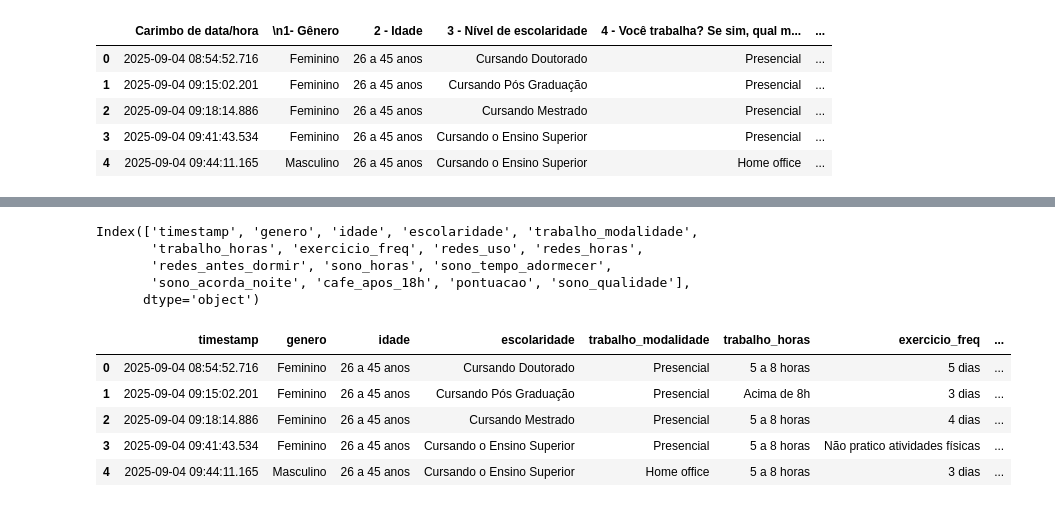
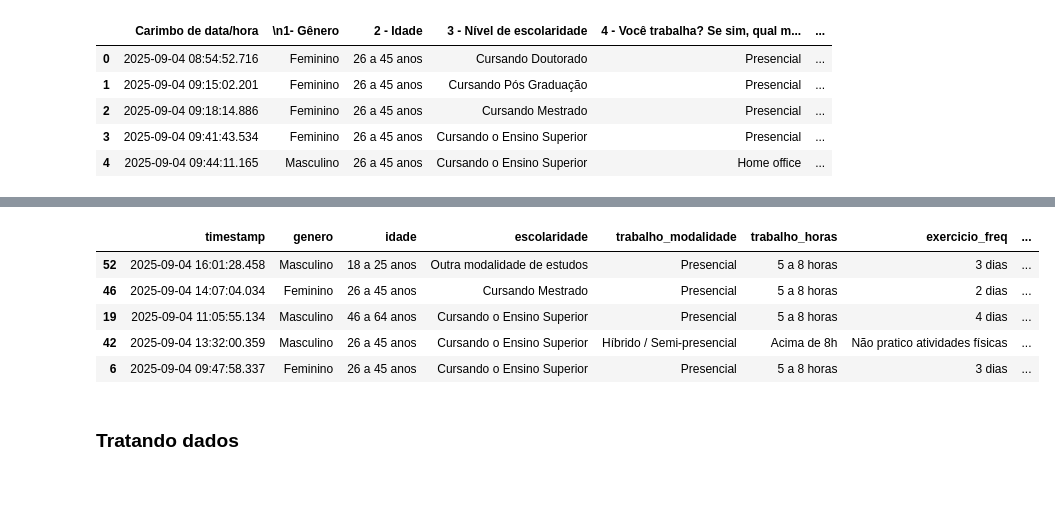
Before and after one commit to nbronzatto/TCC_Analises, a Jupyter notebook: analises.ipynb, the cells around one changed output, grey strips where cells are left out. Drawn from its saved outputs; the diff is of its cells as text; code cells hidden in the pictures.

```diff
--- a/analises.ipynb
+++ b/analises.ipynb
@@ -48,23 +85,16 @@ colunas_simples = {
     '14 -  Você costuma sentir que dormiu mal ou tem sono leve/agitado?': 'sono_qualidade'
 }
 
-# aplica o rename
+# Atribuindo nomes as variaveis
 dados = dados.rename(columns=colunas_simples)
-
-# conferindo
-print(dados.columns)
-# %% [output]
-Index(['timestamp', 'genero', 'idade', 'escolaridade', 'trabalho_modalidade',
-       'trabalho_horas', 'exercicio_freq', 'redes_uso', 'redes_horas',
-       'redes_antes_dormir', 'sono_horas', 'sono_tempo_adormecer',
-       'sono_acorda_noite', 'cafe_apos_18h', 'pontuacao', 'sono_qualidade'],
-      dtype='object')
 # %%
-dados.head()
+dados.sample(5)
 # %% [output]
 |  | timestamp | genero | idade | escolaridade | trabalho_modalidade | trabalho_horas | exercicio_freq | ... |
-| 0 | 2025-09-04 08:54:52.716 | Feminino | 26 a 45 anos | Cursando Doutorado | Presencial | 5 a 8 horas | 5 dias | ... |
-| 1 | 2025-09-04 09:15:02.201 | Feminino | 26 a 45 anos | Cursando Pós Graduação | Presencial | Acima de 8h | 3 dias | ... |
-| 2 | 2025-09-04 09:18:14.886 | Feminino | 26 a 45 anos | Cursando Mestrado | Presencial | 5 a 8 horas | 4 dias | ... |
-| 3 | 2025-09-04 09:41:43.534 | Feminino | 26 a 45 anos | Cursando o Ensino Superior | Presencial | 5 a 8 horas | Não pratico atividades físicas | ... |
-| 4 | 2025-09-04 09:44:11.165 | Masculino | 26 a 45 anos | Cursando o Ensino Superior | Home office | 5 a 8 horas | 3 dias | ... |
+| 52 | 2025-09-04 16:01:28.458 | Masculino | 18 a 25 anos | Outra modalidade de estudos | Presencial | 5 a 8 horas | 3 dias | ... |
+| 46 | 2025-09-04 14:07:04.034 | Feminino | 26 a 45 anos | Cursando Mestrado | Presencial | 5 a 8 horas | 2 dias | ... |
+| 19 | 2025-09-04 11:05:55.134 | Masculino | 46 a 64 anos | Cursando o Ensino Superior | Presencial | 5 a 8 horas | 4 dias | ... |
+| 42 | 2025-09-04 13:32:00.359 | Masculino | 26 a 45 anos | Cursando o Ensino Superior | Híbrido / Semi-presencial | Acima de 8h | Não pratico atividades físicas | ... |
+| 6 | 2025-09-04 09:47:58.337 | Feminino | 26 a 45 anos | Cursando o Ensino Superior | Presencial | 5 a 8 horas | 3 dias | ... |
+# %% [markdown]
+### Tratando dados
```
Also changed, not shown: parts of 18 cells of this notebook, 12 other files.
